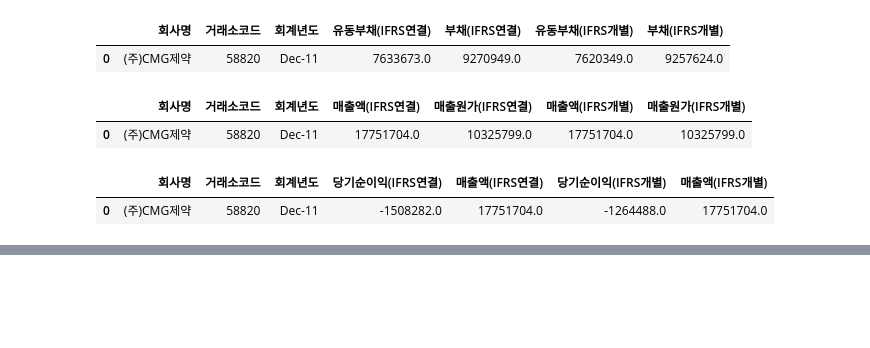
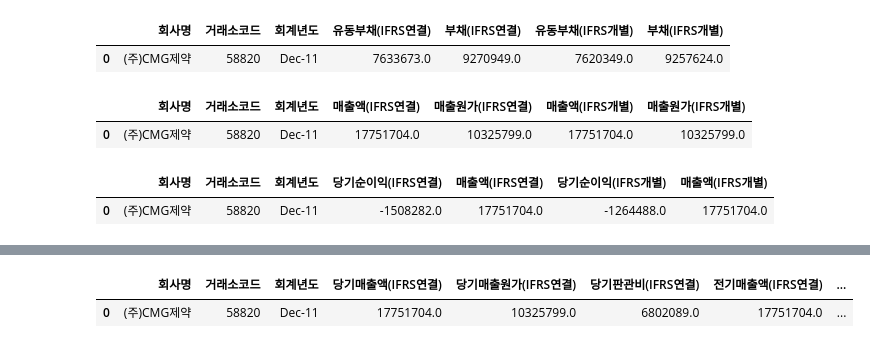
Before and after one commit to pelllzz/ubion4_project2, a Jupyter notebook: code/set_rate_ftn.ipynb, the cells around one changed output, grey strips where cells are left out. Cells and saved outputs as stored; diff of their text form; code cells hidden in the pictures; blank space fills up the shorter version.

```diff
--- a/code/set_rate_ftn.ipynb
+++ b/code/set_rate_ftn.ipynb
@@ -371,0 +477,6 @@ total_real_rate.to_csv("../csv_data/use/총자본순이익률_전처리.csv", en
+# %%
+# 영업이익증가율
+working_money_rate.head(1)
+# %% [output]
+|  | 회사명 | 거래소코드 | 회계년도 | 당기매출액(IFRS연결) | 당기매출원가(IFRS연결) | 당기판관비(IFRS연결) | 전기매출액(IFRS연결) | ... |
+| 0 | (주)CMG제약 | 58820 | Dec-11 | 17751704.0 | 10325799.0 | 6802089.0 | 17751704.0 | ... |
```
Also changed, not shown: parts of 21 cells of this notebook, 28 other files.
